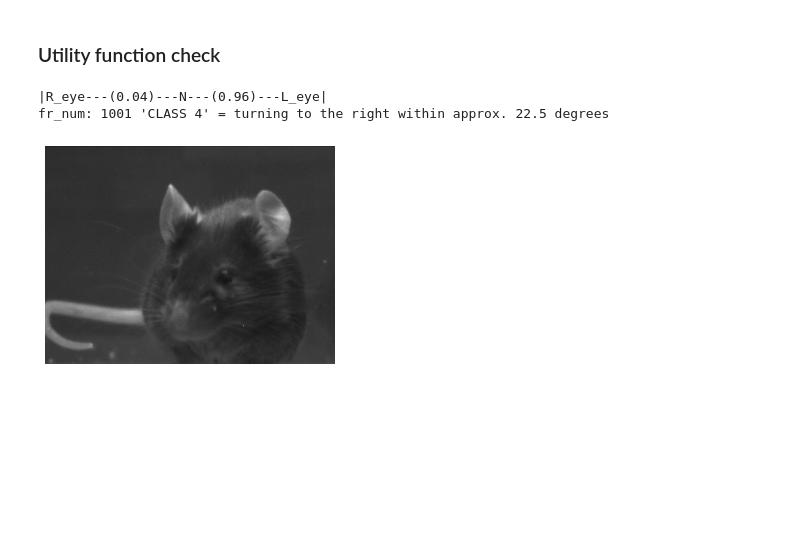
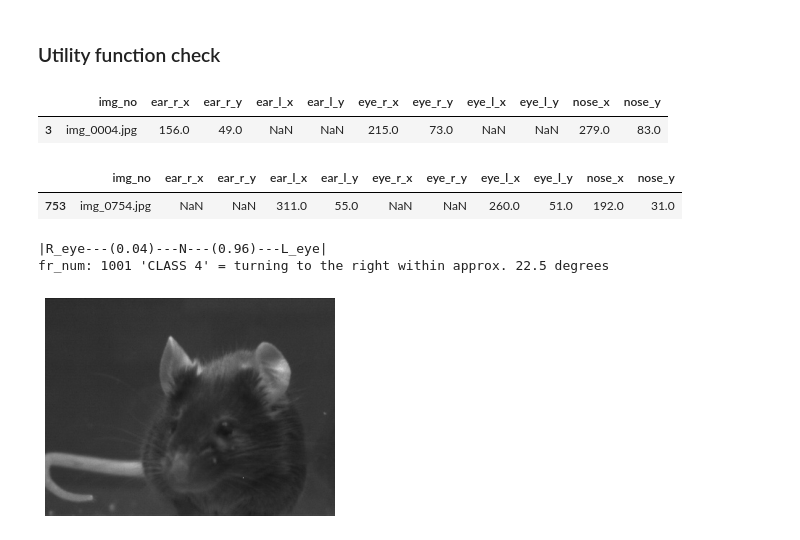
Before and after one commit to caocao0525/Mouse01, a Jupyter notebook: function_check_stage.ipynb, the cells around one changed output. Cells and saved outputs as stored; diff of their text form; code cells hidden in the pictures; blank space fills up the shorter version.

```diff
--- a/function_check_stage.ipynb
+++ b/function_check_stage.ipynb
@@ -4,0 +8,11 @@ from functions import *
+# %%
+showData(4)
+# this
+# %% [output]
+|  | img_no | ear_r_x | ear_r_y | ear_l_x | ear_l_y | eye_r_x | eye_r_y | eye_l_x | eye_l_y | nose_x | nose_y |
+| 3 | img_0004.jpg | 156.0 | 49.0 | NaN | NaN | 215.0 | 73.0 | NaN | NaN | 279.0 | 83.0 |
+# %%
+showData(754)
+# %% [output]
+|  | img_no | ear_r_x | ear_r_y | ear_l_x | ear_l_y | eye_r_x | eye_r_y | eye_l_x | eye_l_y | nose_x | nose_y |
+| 753 | img_0754.jpg | NaN | NaN | 311.0 | 55.0 | NaN | NaN | 260.0 | 51.0 | 192.0 | 31.0 |
```
Also changed, not shown: parts of 3 cells of this notebook, 2 other files.
